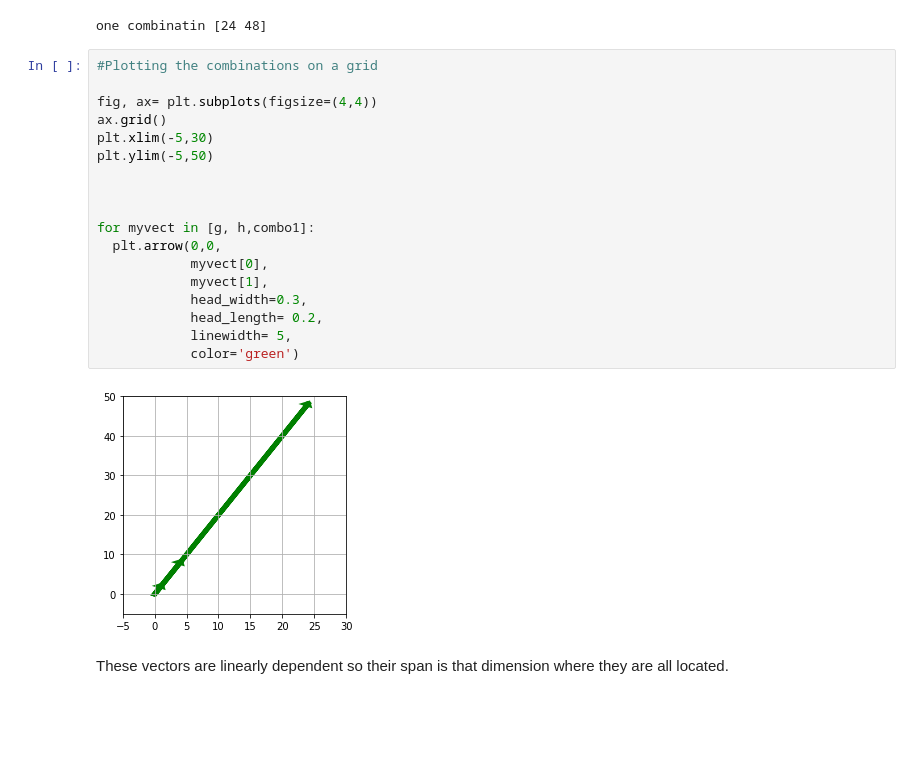
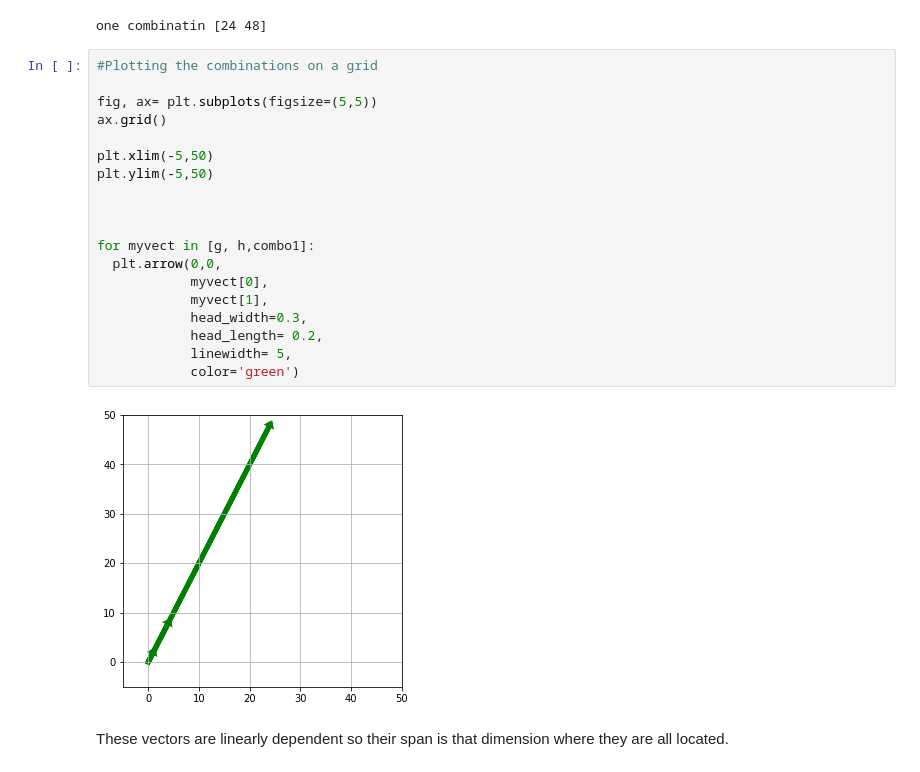
Before and after one commit to JenBanks8585/DS-Unit-1-Sprint-3-Linear-Algebra, a Jupyter notebook: module2-intermediate-linear-algebra/LS_DS_132_Intermediate_Linear_Algebra_Assignment.ipynb, the cells around one changed output. Cells and saved outputs as stored; diff of their text form; blank space fills up the shorter version.

```diff
--- a/module2-intermediate-linear-algebra/LS_DS_132_Intermediate_Linear_Algebra_Assignment.ipynb
+++ b/module2-intermediate-linear-algebra/LS_DS_132_Intermediate_Linear_Algebra_Assignment.ipynb
@@ -499,23 +503,24 @@ one combinatin [24 48]
 # %%
 #Plotting the combinations on a grid
 
-fig, ax= plt.subplots(figsize=(4,4))
+fig, ax= plt.subplots(figsize=(5,5))
 ax.grid()
-plt.xlim(-5,30)
+
+plt.xlim(-5,50)
 plt.ylim(-5,50)
 
 
 
 for myvect in [g, h,combo1]:
   plt.arrow(0,0,
             myvect[0],
             myvect[1],
             head_width=0.3,
             head_length= 0.2,
             linewidth= 5,
             color='green')
 # %% [output]
-[figure, old version]
+[figure, new version]
 # %% [markdown]
 These vectors are linearly dependent so their span is that dimension where they are all located.
 # %% [markdown]
```
Also changed, not shown: parts of 15 cells of this notebook.
